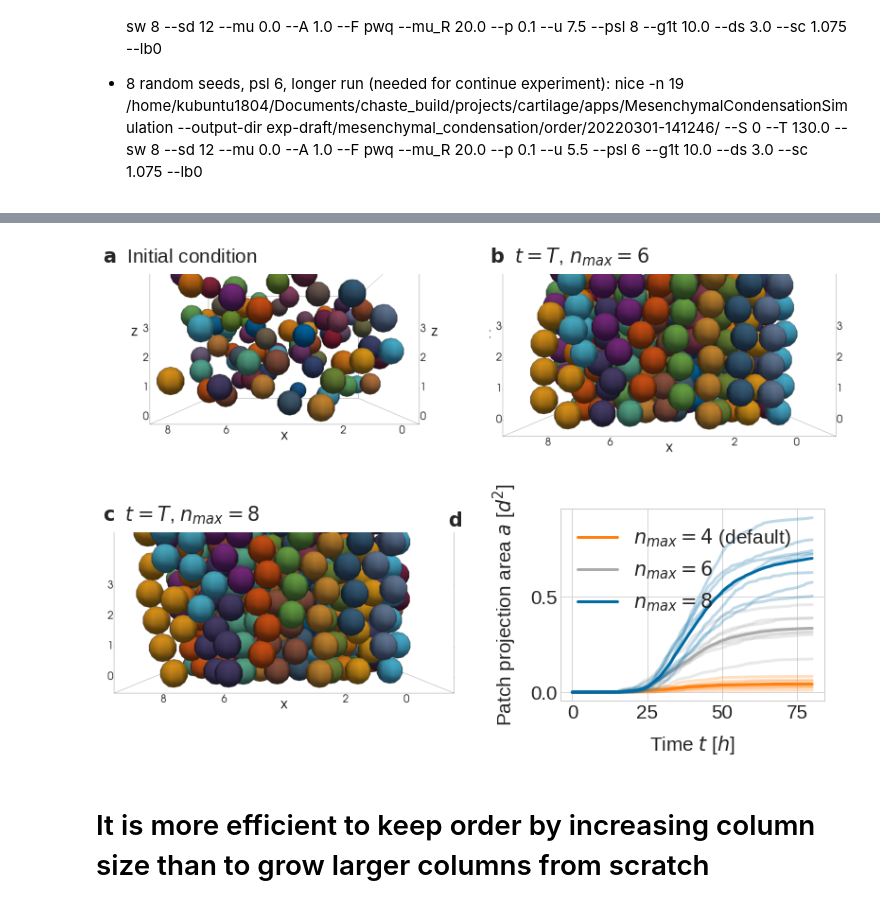
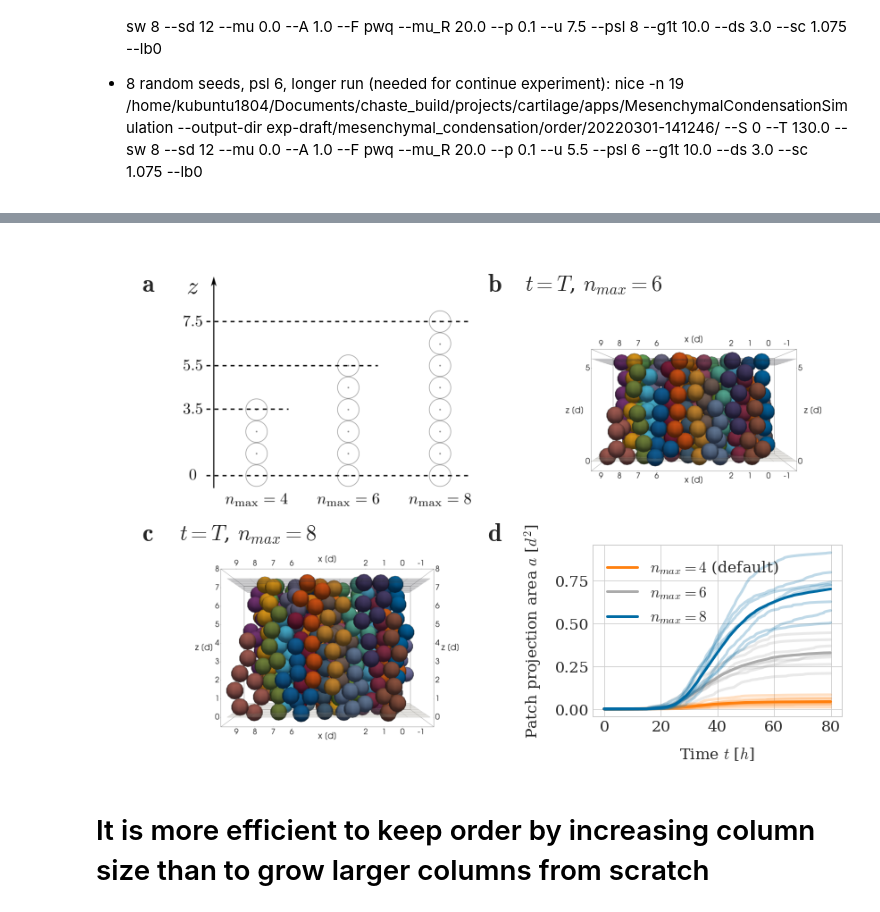
Before and after one commit to somathias/CartilageCBM, a Jupyter notebook: exp-mesenchymal_condensation_draft.ipynb, the cells around one changed output, grey strips where cells are left out. Drawn from its saved outputs; the diff is of its cells as text; code cells hidden in the pictures.

```diff
--- a/exp-mesenchymal_condensation_draft.ipynb
+++ b/exp-mesenchymal_condensation_draft.ipynb
@@ -628,16 +650,17 @@ Data:
         nice -n 19 /home/kubuntu1804/Documents/chaste_build/projects/cartilage/apps/MesenchymalCondensationSimulation --output-dir exp-draft/mesenchymal_condensation/order/20220301-141246/ --S 0 --T 130.0 --sw 8 --sd 12 --mu 0.0 --A 1.0 --F pwq --mu_R 20.0 --p 0.1 --u 5.5 --psl 6 --g1t 10.0 --ds 3.0 --sc 1.075 --lb0
 # %%
 
-dir_6 = 'exp-draft/mesenchymal_condensation/order/20220301-113539/'
+dir_6 = 'exp-draft/mesenchymal_condensation/order/20220301-141246/'
+seed = 7
 
 # save label-path tuple
 with open(path_to_label_files+'psl_6', 'w') as f:
-    f.write(dir_6+'0/')
+    f.write(dir_6+str(seed)+'/')
 
 dir_8 = 'exp-draft/mesenchymal_condensation/order/20220301-125119/'
 
 # save label-path tuple
 with open(path_to_label_files+'psl_8', 'w') as f:
-    f.write(dir_8+'0/')
+    f.write(dir_8+str(seed)+'/')
 # %%
 %%bash
@@ -684,34 +684,40 @@ vtkOpenGLVolumeTextureMapper3D::vtkOpenGLVolumeTextureMapper3D was deprecated fo
 # %%
 fig, ((ax1, ax2), (ax3, ax4)) = plt.subplots(2, 2,
                                              figsize=(14,10),
-                                             gridspec_kw={'height_ratios': [1,1], 'hspace': 0.01, 'wspace':0.1},
+                                             gridspec_kw={'height_ratios': [1,1], 'hspace': 0.12, 'wspace':0.1},
                                              #constrained_layout=True
                                             )
 
 # TODO: make inkscape figure and import
-initial1 = mpimg.imread('/home/kubuntu1804/Documents/sf_simulation_results/'+dir_6+'/0/threshold_48_minus_y_t0.png')
+initial1 = mpimg.imread('/home/kubuntu1804/Documents/sf_simulation_results/initial_configuration_plots/location_boundary_depending_on_n_max.png')
 #crop
-initial1 = initial1[100:-100, 610:-650]
+#initial1 = initial1[100:-100, 610:-650]
 ax1.imshow(initial1)
 ax1.grid(False)
 ax1.axis('off')
-ax1.set_title(r'$\bf a$  Initial condition', loc='left')
+#ax1.set_title(r'$\bf a$  Initial condition')
+ax1.annotate(r'$\bf a$', (0.06, 0.9), xycoords='figure fraction', fontsize=28)
 
-final1 = mpimg.imread('/home/kubuntu1804/Documents/sf_simulation_results/'+dir_6+'/0/threshold_48_minus_y_t800.png')
+final1 = mpimg.imread('/home/kubuntu1804/Documents/sf_simulation_results/'+dir_6+'/7/threshold_48_minus_y_t800.png')
 #crop
-final1 = final1[100:-100, 610:-650]
+final1 = final1[100:-100, 500:-500]
 ax2.imshow(final1)
 ax2.grid(False)
 ax2.axis('off')
-ax2.set_title(r'$\bf b$  $t=T$, $n_{max}=6$', loc='left')
+#ax2.set_title(r'$\bf b$  $t=T$, $n_{max}=6$')
+ax2.annotate(r'$\bf b$', (0.52, 0.9), xycoords='figure fraction', fontsize=28)
+ax2.annotate(r'$t=T$, $n_{max}=6$', (0.57, 0.9), xycoords='figure fraction', fontsize=24)
 
-final2 = mpimg.imread('/home/kubuntu1804/Documents/sf_simulation_results/'+dir_8+'/0/threshold_48_minus_y_t800.png')
+
+final2 = mpimg.imread('/home/kubuntu1804/Documents/sf_simulation_results/'+dir_8+'/7/threshold_48_minus_y_t800.png')
 #crop
-final2 = final2[100:-100, 610:-650]
+final2 = final2[100:-100, 500:-500]
 ax3.imshow(final2)
 ax3.grid(False)
 ax3.axis('off')
-ax3.set_title(r'$\bf c$  $t=T$, $n_{max}=8$', loc='left')
+#ax3.set_title(r'$\bf c$  $t=T$, $n_{max}=8$')
+ax3.annotate(r'$\bf c$', (0.06, 0.43), xycoords='figure fraction', fontsize=28)
+ax3.annotate(r'$t=T$, $n_{max}=8$', (0.11, 0.43), xycoords='figure fraction', fontsize=24)
 
 
 dir_default = 'exp-draft/mesenchymal_condensation/orientation/20220223-152730/'
@@ -733,38 +739,39 @@ ax4.plot(times_default, ppa_av_default, color=defcolors[1], label='$n_{max}= 4$
 times_d, coords_d = sm.read_in_data('/home/kubuntu1804/Documents/sf_simulation_results/'+dir_6 + '0/results_from_time_0/')
 
 ppa_av_d = np.zeros(times_d.shape)
 for seed in range(8):
     ppa = np.loadtxt('/home/kubuntu1804/Documents/sf_simulation_results/'+dir_6+str(seed)+'/results_from_time_0/metrics_results/data_patch_projection_area_av.txt', dtype=float)
     ppa_av_d += ppa
-    ax4.plot(times_d, ppa, color=defcolors[2], alpha=0.25)
+    ax4.plot(times_d[:800], ppa[:800], color=defcolors[2], alpha=0.25)
 ppa_av_d = ppa_av_d/8
-ax4.plot(times_d, ppa_av_d, color=defcolors[2], label='$n_{max}=6$')
+ax4.plot(times_d[:800], ppa_av_d[:800], color=defcolors[2], label='$n_{max}=6$')
 
 
 
 # time steps are consistent across runs, so it's sufficient to load them from a single path
 times_d, coords_d = sm.read_in_data('/home/kubuntu1804/Documents/sf_simulation_results/'+dir_8 + '0/results_from_time_0/')
 
 ppa_av_d = np.zeros(times_d.shape)
 for seed in range(8):
     ppa = np.loadtxt('/home/kubuntu1804/Documents/sf_simulation_results/'+dir_8+str(seed)+'/results_from_time_0/metrics_results/data_patch_projection_area_av.txt', dtype=float)
     ppa_av_d += ppa
     ax4.plot(times_d, ppa, color=defcolors[0], alpha=0.25)
 ppa_av_d = ppa_av_d /8
 ax4.plot(times_d, ppa_av_d, color=defcolors[0], label='$n_{max}=8 $')
 
 ax4.set_xlabel('Time $t$ [$h$]')
 ax4.set_ylabel('Patch projection area $a$ [$d^2$]')
 ax4.legend()
-ax4.set_title(r'$\bf d$', x=-0.4, y=0.85)
+#ax4.set_title(r'$\bf d$')
+ax4.annotate(r'$\bf d$', (0.52, 0.43), xycoords='figure fraction', fontsize=28)
 
 ll, bb, ww, hh = ax4.get_position().bounds
 ax4.set_position([ll+0.2*ww, bb+0.2*hh, ww*0.75, hh*0.75])
 
 
-plt.savefig(path_to_plots+'order_configurations.pdf', bbox_inches='tight')
+plt.savefig(path_to_plots+'order_configurations.pdf', bbox_inches='tight', dpi=600)
 # %% [output]
-[figure, old version]
+[figure, new version]
 # %% [markdown]
 # It is more efficient to keep order by increasing column size than to grow larger columns from scratch
 # %% [markdown]
```
Also changed, not shown: parts of 13 cells of this notebook, 1 other file.
